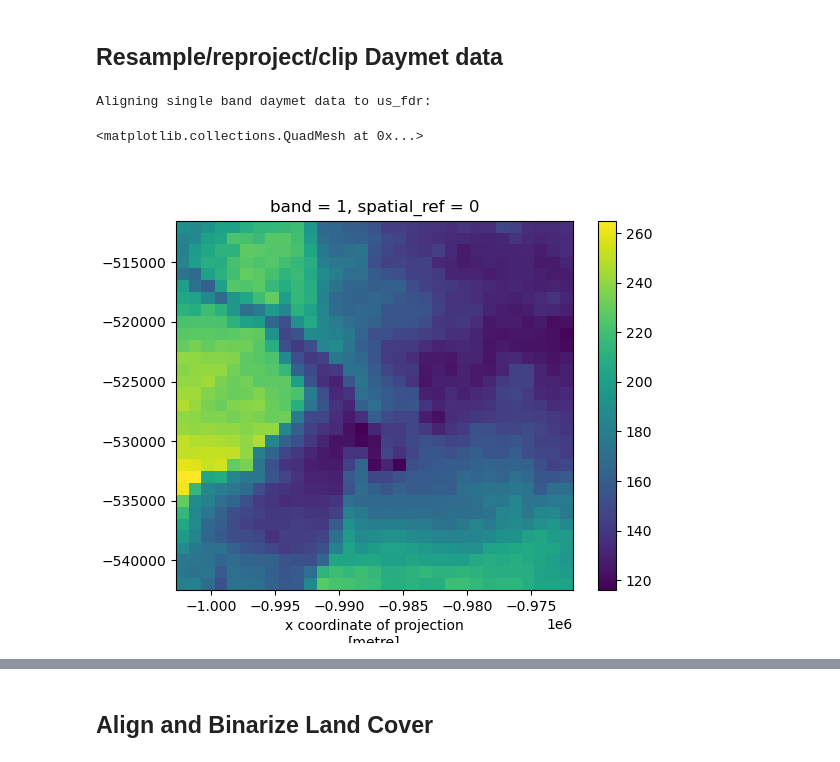
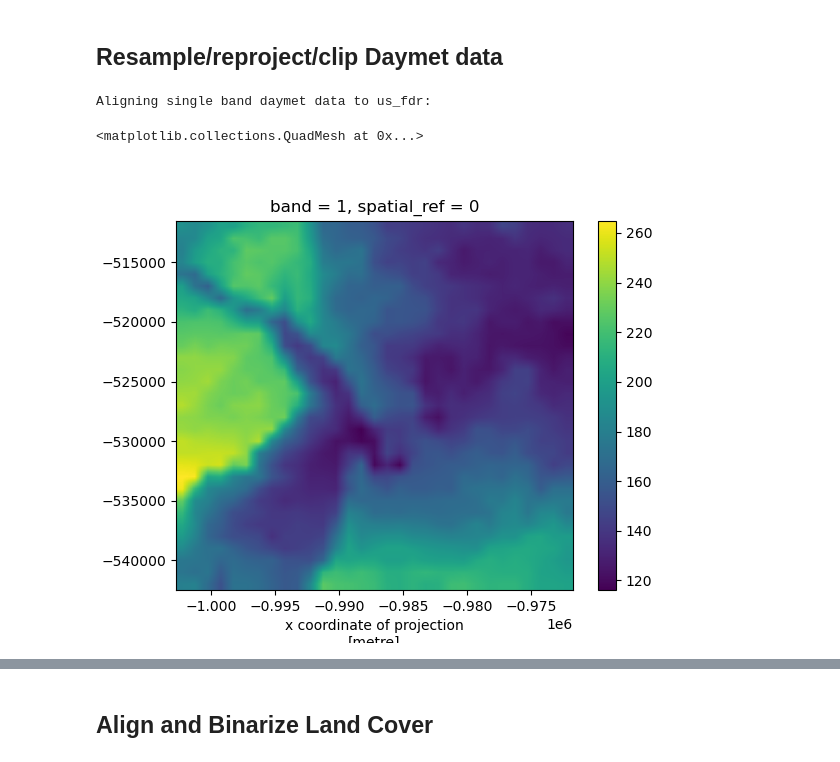
Before and after one commit to usgs/water-fcpg-tools, a Jupyter notebook: examples/v2_fcpgtools_demo.ipynb, the cells around one changed output, grey strips where cells are left out. Saved outputs shown, nothing was run; the diff lists cells and outputs as text; code cells hidden in the pictures.

```diff
--- a/examples/v2_fcpgtools_demo.ipynb
+++ b/examples/v2_fcpgtools_demo.ipynb
@@ -203,14 +203,15 @@ ESRI nodata value: 255
 # %%
 %matplotlib widget
 print('Aligning single band daymet data to us_fdr:')
 aligned_daymet_single = tools.align_raster(
     daymet_single,
     us_fdr,
+    resample_method='bilinear',
     )
 aligned_daymet_single.plot()
 # %% [output]
 Aligning single band daymet data to us_fdr:
 <matplotlib.collections.QuadMesh at 0x...>
-[figure, old version]
+[figure, new version]
 # %%
 %matplotlib widget
```
Also changed, not shown: parts of 48 cells of this notebook, 23 other files.
